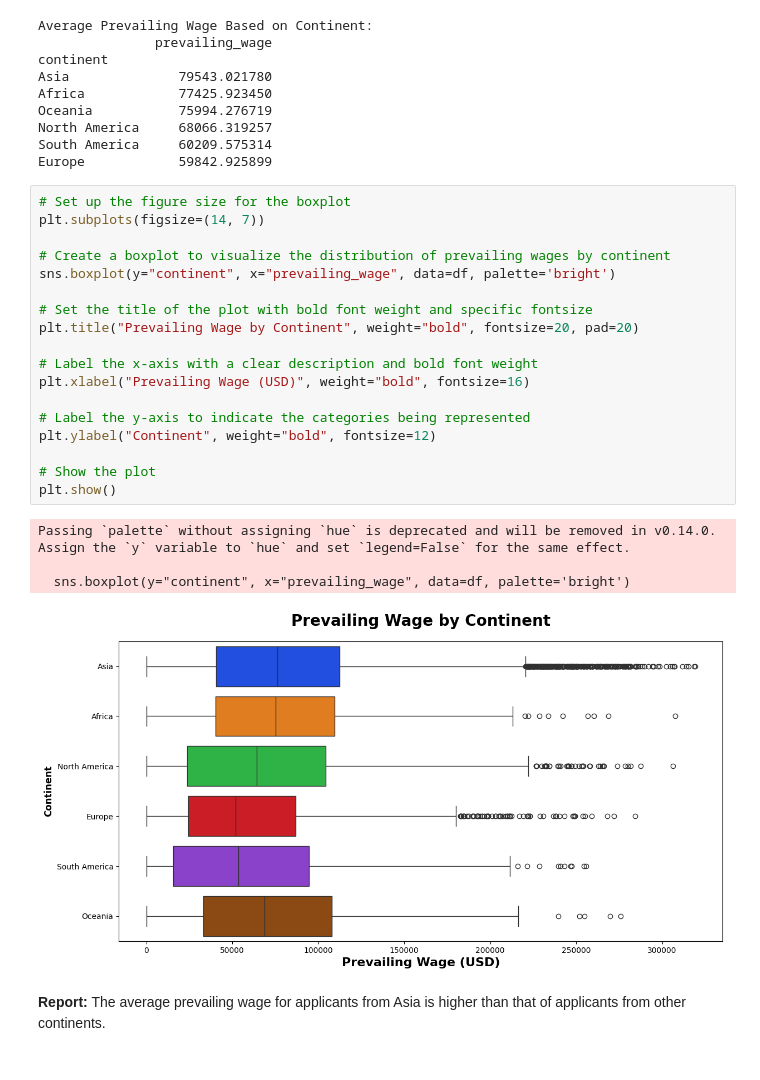
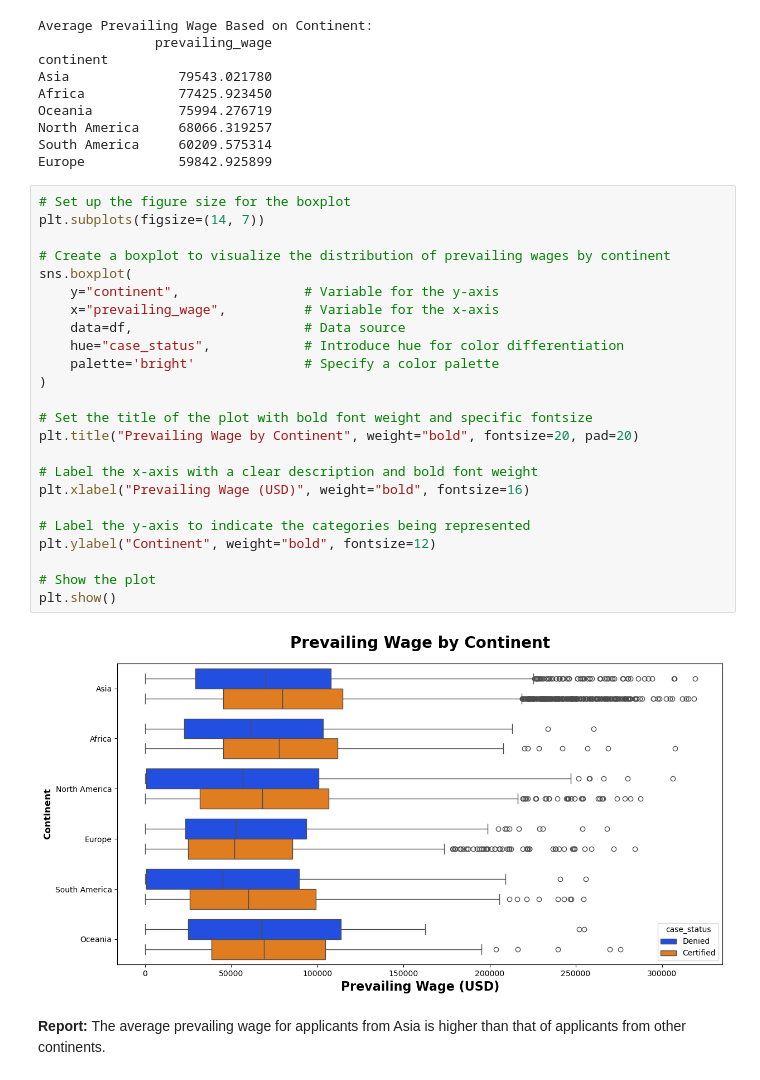
Before and after one commit to MRameezU/MLOPs_Classification_Problem, a Jupyter notebook: notebook/01_Exploratory_Data_Analysis_US_Visa.ipynb, the cells around one changed output. Cells and saved outputs as stored; diff of their text form.

```diff
--- a/notebook/01_Exploratory_Data_Analysis_US_Visa.ipynb
+++ b/notebook/01_Exploratory_Data_Analysis_US_Visa.ipynb
@@ -1094,26 +1090,29 @@ Europe            59842.925899
 # %%
 # Set up the figure size for the boxplot
 plt.subplots(figsize=(14, 7))
 
 # Create a boxplot to visualize the distribution of prevailing wages by continent
-sns.boxplot(y="continent", x="prevailing_wage", data=df, palette='bright')
+sns.boxplot(
+    y="continent",                # Variable for the y-axis
+    x="prevailing_wage",          # Variable for the x-axis
+    data=df,                      # Data source
+    hue="case_status",            # Introduce hue for color differentiation
+    palette='bright'              # Specify a color palette
+)
 
 # Set the title of the plot with bold font weight and specific fontsize
 plt.title("Prevailing Wage by Continent", weight="bold", fontsize=20, pad=20)
 
 # Label the x-axis with a clear description and bold font weight
 plt.xlabel("Prevailing Wage (USD)", weight="bold", fontsize=16)
 
 # Label the y-axis to indicate the categories being represented
 plt.ylabel("Continent", weight="bold", fontsize=12)
 
 # Show the plot
 plt.show()
 # %% [output]
-Passing `palette` without assigning `hue` is deprecated and will be removed in v0.14.0. Assign the `y` variable to `hue` and set `legend=False` for the same effect.
-
-  sns.boxplot(y="continent", x="prevailing_wage", data=df, palette='bright')
-[figure, old version]
+[figure, new version]
 # %% [markdown]
 **Report:** The average prevailing wage for applicants from Asia is higher than that of applicants from other continents.
 # %% [markdown]
```
Also changed, not shown: parts of 9 cells of this notebook.
